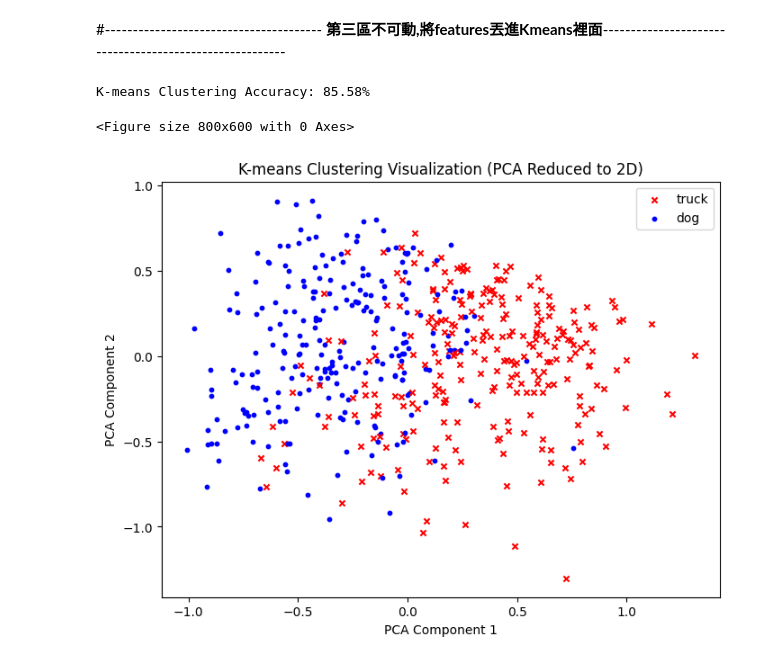
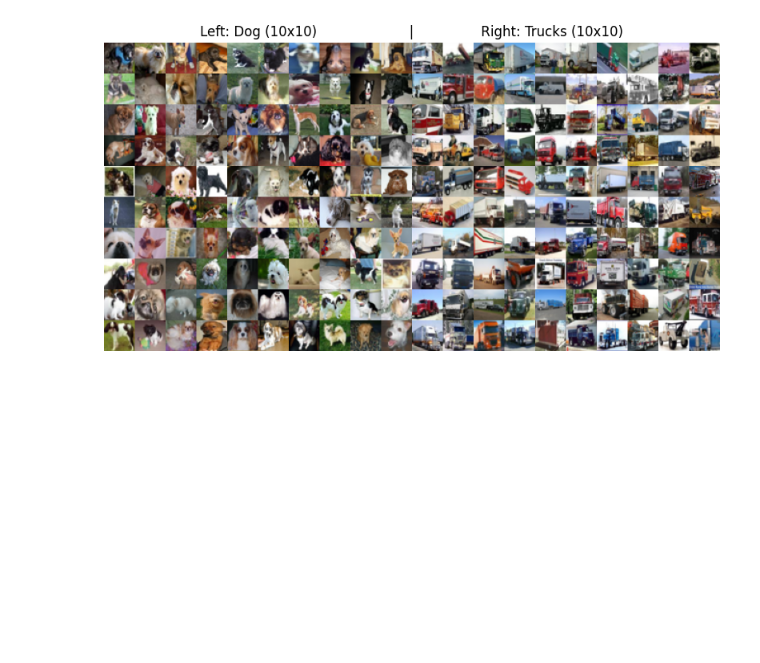
Before and after one commit to TYL111/ImageProcessFinalProject, a Jupyter notebook: Q5/05_keams.ipynb, the cells around one changed output. Saved outputs shown, nothing was run; the diff lists cells and outputs as text; code cells hidden in the pictures; blank space fills up the shorter version.

```diff
--- a/Q5/05_keams.ipynb
+++ b/Q5/05_keams.ipynb
@@ -67,42 +110,38 @@ features = np.array([extract_features(img) for img in images])
-# %% [markdown]
-#--------------------------------------- **第三區不可動,將features丟進Kmeans裡面**--------------------------------------------------------
-# %%
-# **K-means 聚類**
-kmeans = KMeans(n_clusters=2, random_state=42)
-kmeans.fit(features)
-predicted_labels = kmeans.labels_
-
-# 修正標籤與計算準確度
-if np.mean(predicted_labels[:5000]) > 0.5:
-    predicted_labels = 1 - predicted_labels
-accuracy = accuracy_score(labels, predicted_labels)
-print(f"K-means Clustering Accuracy: {accuracy * 100:.2f}%")
-# **降維 (PCA)**
-pca = PCA(n_components=2)  # 將特徵降維到 2 維
-features_2d = pca.fit_transform(features)
-
-# **繪製分群結果，藍色圓圈與紅色叉叉，並添加圖例**
-plt.figure(figsize=(8, 6))
-
-# 隨機選取 100 個點的索引
-sample_indices = random.sample(range(features_2d.shape[0]), 500)
-
-# **繪製分群結果，藍色圓圈與紅色叉叉，並添加圖例**
-plt.figure(figsize=(8, 6))
-
-for i in sample_indices:
-    if labels[i] == 0:
-        plt.scatter(features_2d[i, 0], features_2d[i, 1], color='blue', marker='o', s=10, label='dog' if 'dog' not in plt.gca().get_legend_handles_labels()[1] else "")
-    else:
-        plt.scatter(features_2d[i, 0], features_2d[i, 1], color='red', marker='x', s=20, label='truck' if 'truck' not in plt.gca().get_legend_handles_labels()[1] else "")
-
-# 添加圖例，避免重複顯示
-plt.legend(loc='best')
-plt.title("K-means Clustering Visualization (PCA Reduced to 2D)")
-plt.xlabel("PCA Component 1")
-plt.ylabel("PCA Component 2")
-plt.show()
-# %% [output]
-K-means Clustering Accuracy: 85.58%
-<Figure size 800x600 with 0 Axes>
-[figure, removed]
+# %%
+#畫圖程式 可以刪掉
+import torchvision
+import torchvision.transforms as transforms
+import numpy as np
+import matplotlib.pyplot as plt
+
+# **載入 CIFAR-10 數據集並提取狗與卡車影像**
+transform = transforms.Compose([transforms.ToTensor()])
+trainset = torchvision.datasets.CIFAR10(root='./data', train=True, download=True, transform=transform)
+
+frog_images, truck_images = [], []
+for img, label in trainset:
+    if label == 5 and len(frog_images) < 100:  # 狗
+        frog_images.append(img.numpy())
+    elif label == 9 and len(truck_images) < 100:  # 卡車
+        truck_images.append(img.numpy())
+    if len(frog_images) >= 100 and len(truck_images) >= 100:
+        break
+
+# 將狗和卡車的影像排列成 10x10
+frog_grid = np.concatenate([np.concatenate(frog_images[i * 10:(i + 1) * 10], axis=2) for i in range(10)], axis=1)
+truck_grid = np.concatenate([np.concatenate(truck_images[i * 10:(i + 1) * 10], axis=2) for i in range(10)], axis=1)
+
+# 合併左邊的狗和右邊的卡車
+combined_image = np.concatenate((frog_grid, truck_grid), axis=2)
+
+# 調整維度以適應 Matplotlib
+combined_image = combined_image.transpose(1, 2, 0)
+
+# 顯示結果
+plt.figure(figsize=(10, 5))
+plt.imshow(combined_image)
+plt.title("Left: Dog (10x10)                      |                Right: Trucks (10x10)")
+plt.axis('off')
+plt.show()
+# %% [output]
+[figure, added]
```
Also changed, not shown: parts of 5 cells of this notebook.
